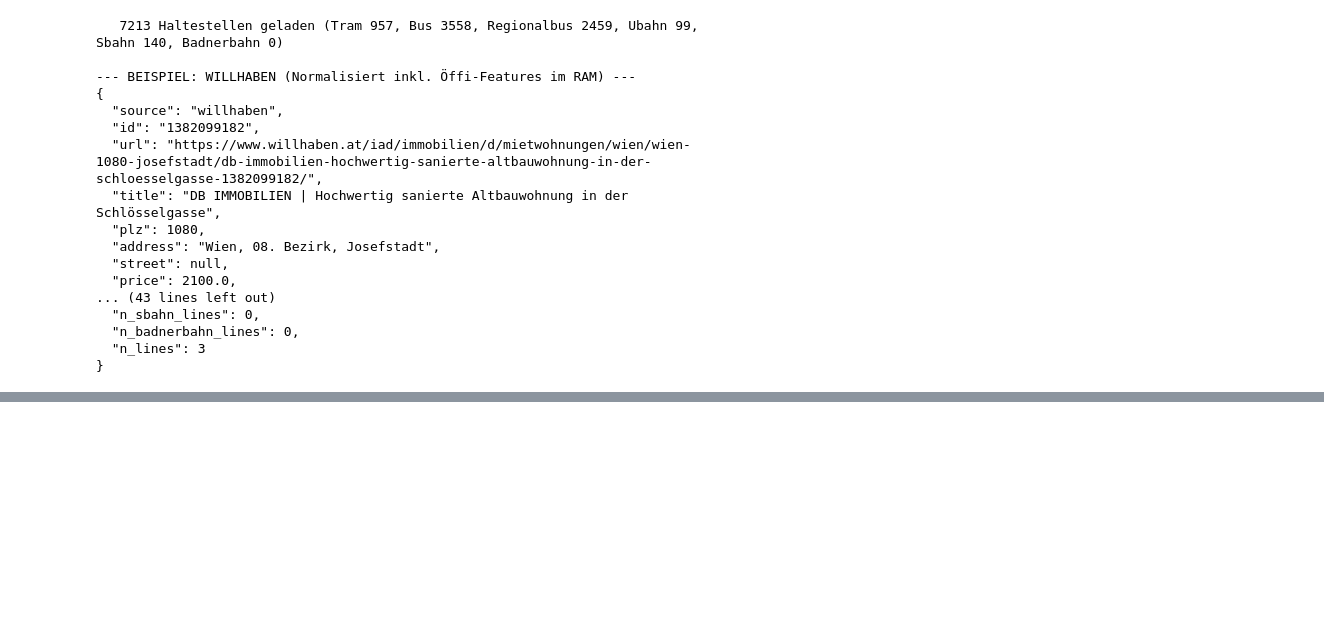
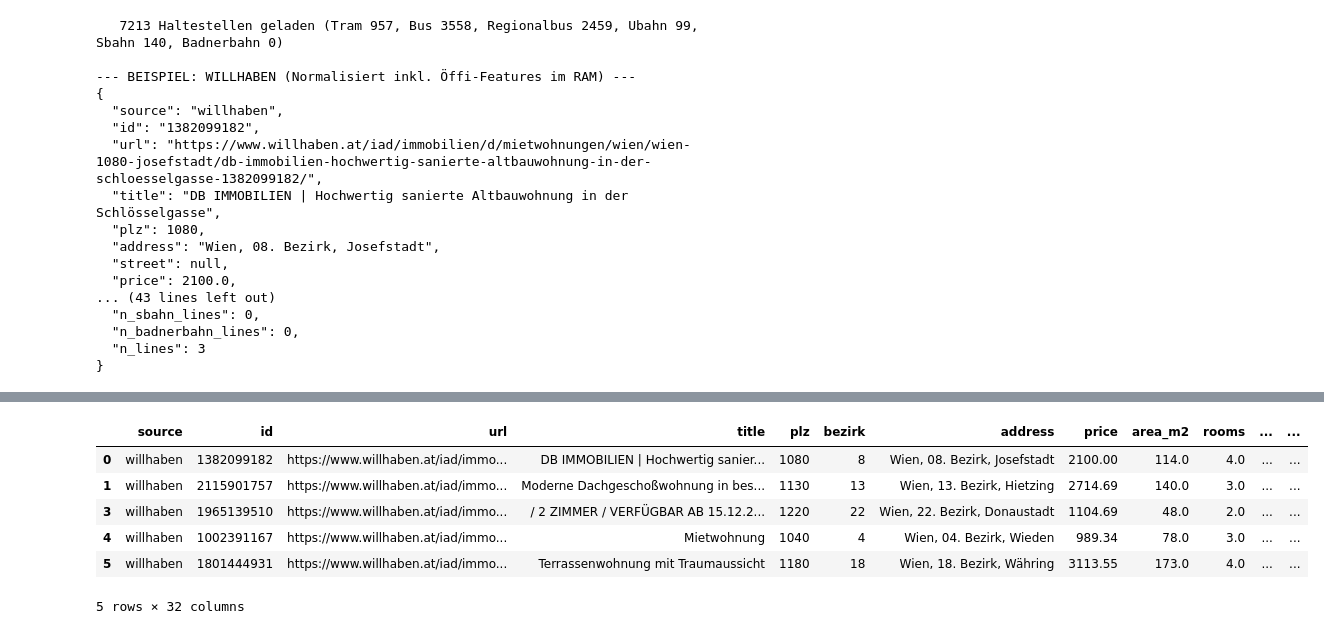
Before and after one commit to Koalabot95/BigDataProjekt, a Jupyter notebook: notebooks/02_data_storage_layer.ipynb, the cells around one changed output, grey strips where cells are left out. Saved outputs shown, nothing was run; the diff lists cells and outputs as text; code cells hidden in the pictures; blank space fills up the shorter version.

Commit message:
finished data storage layer, kafka stream, modified readme

```diff
--- a/notebooks/02_data_storage_layer.ipynb
+++ b/notebooks/02_data_storage_layer.ipynb
@@ -609,0 +798,20 @@ print_first_valid_with_oeffi("immoscout24", db["raw_immoscout24"], norm_immoscou
+# %%
+ROOMS_RANGE = (1, 15)
+funnel = [{"Schritt": "Rohzone zusammengeführt", "entfernt": 0, "übrig": len(df)}]
+
+
+def apply_filter(frame, keep, label):
+    out = frame[keep].copy()
+    funnel.append({"Schritt": label, "entfernt": len(frame) - len(out), "übrig": len(out)})
+    return out
+
+
+df = apply_filter(df, ~df.duplicated(["source", "id"]), "Duplikate innerhalb der Quelle")
+df = apply_filter(df, df["is_rent"] == 1, "kein Mietinserat")
+df = apply_filter(df, ~df["title"].fillna("").str.contains(NOT_APARTMENT_RE), "keine Wohnung (Büro, Lokal, Garage ...)")
+df = apply_filter(df, df["price"].between(*PRICE_RANGE), "Preis fehlt oder unplausibel")
+df = apply_filter(df, df["area_m2"].between(*AREA_RANGE), "Fläche fehlt oder unplausibel")
+df = apply_filter(df, df["rooms"].between(*ROOMS_RANGE), "Zimmeranzahl fehlt oder unplausibel")
+df = apply_filter(df, df["lat"].between(*VIENNA_LAT) & df["lon"].between(*VIENNA_LON), "Koordinaten fehlen oder liegen außerhalb Wiens")
+
+pd.DataFrame(funnel)
@@ -609,0 +923,52 @@ print_first_valid_with_oeffi("immoscout24", db["raw_immoscout24"], norm_immoscou
+# %%
+UBAHN_NEAR_M = 500
+
+
+def bezirk_from_plz(plz):
+    if pd.isna(plz):
+        return pd.NA
+    plz = int(plz)
+    return plz // 10 % 100 if 1010 <= plz <= 1230 and plz % 10 == 0 else pd.NA
+
+
+df["plz"] = df["plz"].astype("Int64")
+
+# Bezirk: primär aus den Koordinaten, sonst aus der PLZ
+bezirke = load_bezirke(BEZIRKE_FILE)
+by_plz = df["plz"].map(bezirk_from_plz).astype("Int64")
+if bezirke:
+    by_geo = pd.Series(bezirk_from_coords(df["lat"].tolist(), df["lon"].tolist(), bezirke), index=df.index, dtype="Int64")
+    both = by_plz.notna() & by_geo.notna()
+    print(f"Bezirk aus Koordinaten und PLZ vergleichbar bei {int(both.sum())} Inseraten, abweichend bei {int((by_plz[both] != by_geo[both]).sum())}")
+    df["bezirk"] = by_geo.fillna(by_plz)
+else:
+    df["bezirk"] = by_plz
+print(f"Ohne Bezirk: {int(df['bezirk'].isna().sum())} Inserate")
+
+# Preis pro m² und Vergleich mit dem Bezirksmedian
+df["price_per_m2"] = (df["price"] / df["area_m2"]).round(2)
+active_ppm2 = df["price_per_m2"].where(df["status"] == "active")
+grp = active_ppm2.groupby(df["bezirk"])
+enough = grp.transform("count") >= MIN_LISTINGS_PER_BEZIRK
+df["bezirk_median_ppm2"] = grp.transform("median").where(enough).round(2)
+df["ppm2_vs_bezirk"] = (df["price_per_m2"] / df["bezirk_median_ppm2"]).round(3)
+
+# Öffi-Merkmale
+NIGHT_LINE_RE = re.compile(r"^N")        # Nachtlinien ignorieren (wie in der Beispielzelle oben)
+stops = load_stops(STOPS_FILE)
+feats = oeffi_features(df["lat"].values, df["lon"].values, stops)
+for col, values in feats.items():
+    df[col] = values
+df["ubahn_within_500m"] = (df["dist_ubahn_m"] <= UBAHN_NEAR_M).astype(int)
+
+FINAL_COLS = ["source", "id", "url", "title", "plz", "bezirk", "address",
+              "price", "area_m2", "rooms", "price_per_m2", "bezirk_median_ppm2", "ppm2_vs_bezirk",
+              "has_outdoor_space", "is_private", "is_commercial", "n_portals",
+              "lat", "lon", "dist_ubahn_m", "nearest_ubahn", "ubahn_within_500m",
+              "n_ubahn_lines", "n_tram_lines", "n_bus_lines", "n_regionalbus_lines",
+              "n_sbahn_lines", "n_badnerbahn_lines", "n_lines",
+              "status", "first_seen", "last_seen"]
+df = df[FINAL_COLS]
+print(f"\n{len(df)} bereinigte Inserate, {len(FINAL_COLS)} Spalten")
+df.head()
+# %% [output]
@@ -609,0 +981,7 @@ print_first_valid_with_oeffi("immoscout24", db["raw_immoscout24"], norm_immoscou
+|  | source | id | url | title | plz | bezirk | address | price | area_m2 | rooms | ... | ... |
+| 0 | willhaben | 1382099182 | https://www.willhaben.at/iad/immo... | DB IMMOBILIEN | Hochwertig sanier... | 1080 | 8 | Wien, 08. Bezirk, Josefstadt | 2100.00 | 114.0 | 4.0 | ... | ... |
+| 1 | willhaben | 2115901757 | https://www.willhaben.at/iad/immo... | Moderne Dachgeschoßwohnung in bes... | 1130 | 13 | Wien, 13. Bezirk, Hietzing | 2714.69 | 140.0 | 3.0 | ... | ... |
+| 3 | willhaben | 1965139510 | https://www.willhaben.at/iad/immo... | / 2 ZIMMER / VERFÜGBAR AB 15.12.2... | 1220 | 22 | Wien, 22. Bezirk, Donaustadt | 1104.69 | 48.0 | 2.0 | ... | ... |
+| 4 | willhaben | 1002391167 | https://www.willhaben.at/iad/immo... | Mietwohnung | 1040 | 4 | Wien, 04. Bezirk, Wieden | 989.34 | 78.0 | 3.0 | ... | ... |
+| 5 | willhaben | 1801444931 | https://www.willhaben.at/iad/immo... | Terrassenwohnung mit Traumaussicht | 1180 | 18 | Wien, 18. Bezirk, Währing | 3113.55 | 173.0 | 4.0 | ... | ... |
+5 rows × 32 columns
```
Also changed, not shown: parts of 31 cells of this notebook, 8 other files.
